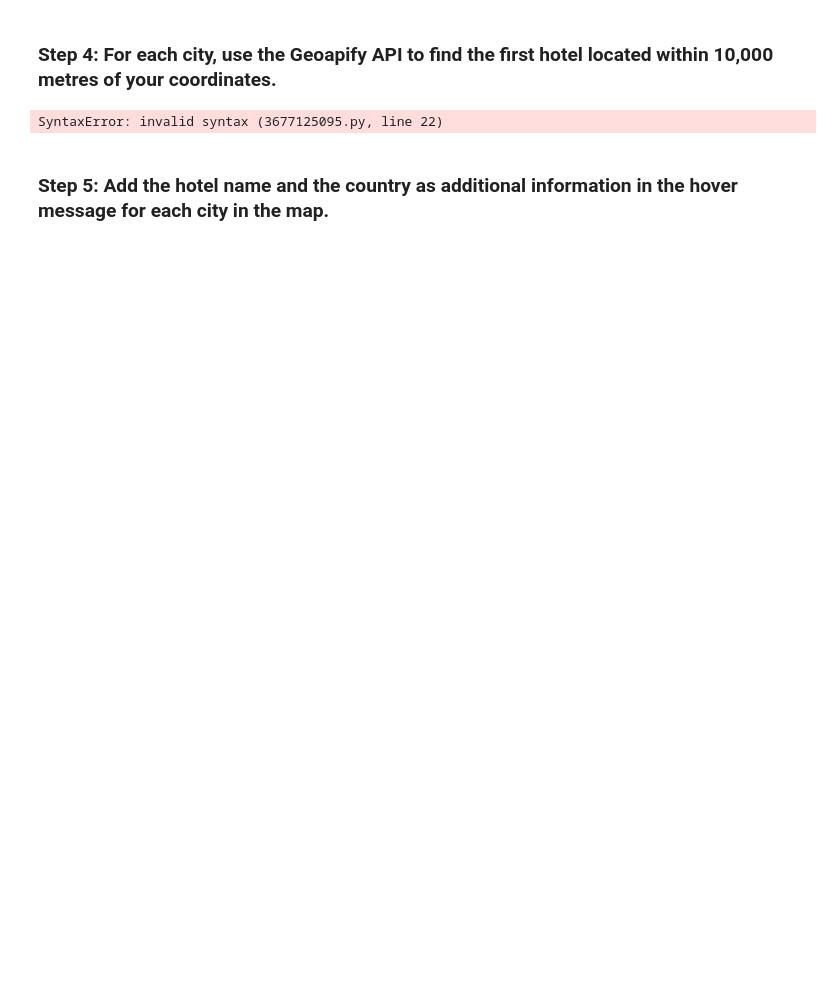
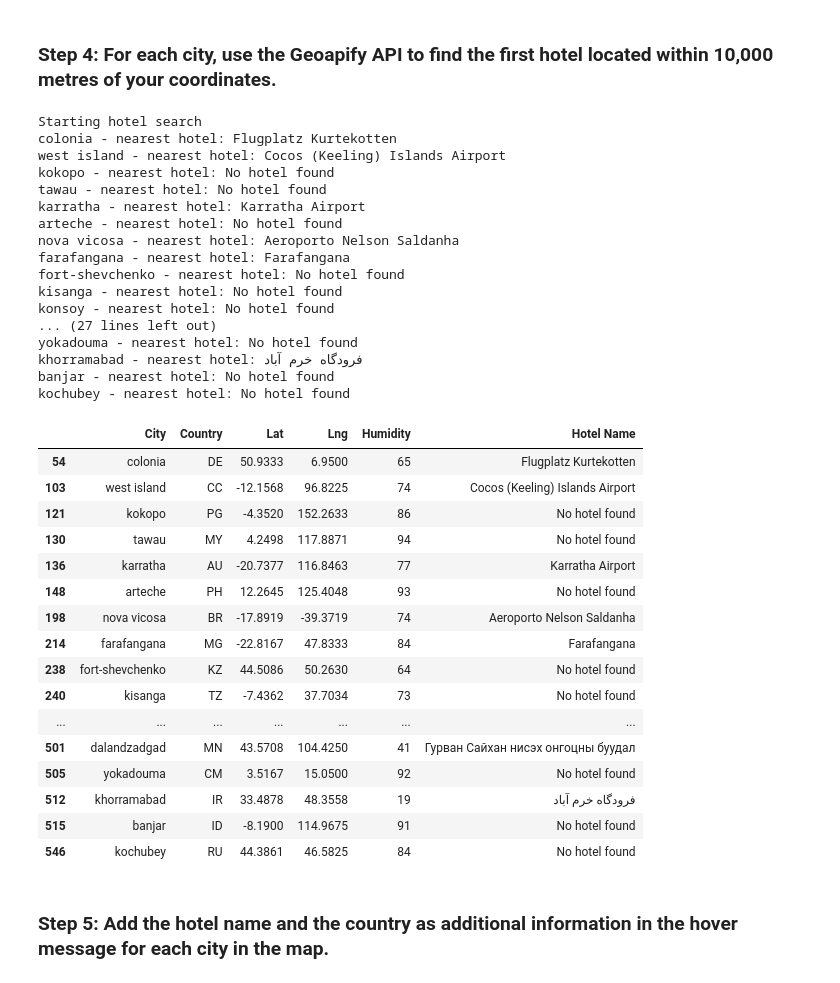
Before and after one commit to hopkinsbowman78/hvplot-api-keys, a Jupyter notebook: VacationPy.ipynb, the cells around one changed output. Saved outputs shown, nothing was run; the diff lists cells and outputs as text; code cells hidden in the pictures; blank space fills up the shorter version.

```diff
--- a/VacationPy.ipynb
+++ b/VacationPy.ipynb
@@ -8,9 +8,12 @@
 import hvplot.pandas
 import pandas as pd
 import requests
+from dotenv import load_dotenv
+import os
 
 # Import API key
-from api_keys import geoapify_key
+load_dotenv()
+geoapify_key = os.getenv("geoapify_key")
 # %%
 # Load the CSV file created in Part 1 into a Pandas DataFrame
 city_data_df = pd.read_csv("output_data/cities.csv")
@@ -120,52 +123,80 @@ hotel_df
 ### Step 4: For each city, use the Geoapify API to find the first hotel located within 10,000 metres of your coordinates.
 # %%
 # Set parameters to search for a hotel
-limit = 20
 radius = 10000
-filters = f"circle:{"Lng"},{"Lat"},{radius}"
-bias = f"proximity:{"Lng"},{"Lat"}"
-
 params = {
-    "filter":filters,
-    "limit":limit,
-    "bias":bias,
-    "apiKey":geoapify_key
+    "categories":"airport",
+    "apiKey": geoapify_key
 }
 
 # Print a message to follow up the hotel search
 print("Starting hotel search")
 
 # Iterate through the hotel_df DataFrame
 for index, row in hotel_df.iterrows():
     # get latitude, longitude from the DataFrame
-    # YOUR CODE HERE
+    latitude = row["Lat"]
+    longitude = row["Lng"]
 
     # Add the current city's latitude and longitude to the params dictionary
-    params["filter"] = # YOUR CODE HERE
-    params["bias"] = # YOUR CODE HERE
+    params["filter"] = f"circle:{longitude},{latitude},{radius}"
+    params["bias"] = f"proximity:{longitude},{latitude}"
 
     # Set base URL
     base_url = "https://api.geoapify.com/v2/places"
 
     # Make and API request using the params dictionary
-    name_address = # YOUR CODE HERE
+    name_address = response = requests.get(base_url, params=params)
 
     # Convert the API response to JSON format
-    name_address = # YOUR CODE HERE
+    name_address = response = response.json()
 
     # Grab the first hotel from the results and store the name in the hotel_df DataFrame
     try:
         hotel_df.loc[index, "Hotel Name"] = name_address["features"][0]["properties"]["name"]
     except (KeyError, IndexError):
         # If no hotel is found, set the hotel name as "No hotel found".
         hotel_df.loc[index, "Hotel Name"] = "No hotel found"
 
     # Log the search results
     print(f"{hotel_df.loc[index, 'City']} - nearest hotel: {hotel_df.loc[index, 'Hotel Name']}")
 
 # Display sample data
 hotel_df
 # %% [output]
-SyntaxError: invalid syntax (3677125095.py, line 22)
+Starting hotel search
+colonia - nearest hotel: Flugplatz Kurtekotten
+west island - nearest hotel: Cocos (Keeling) Islands Airport
+kokopo - nearest hotel: No hotel found
+tawau - nearest hotel: No hotel found
+karratha - nearest hotel: Karratha Airport
+arteche - nearest hotel: No hotel found
+nova vicosa - nearest hotel: Aeroporto Nelson Saldanha
+farafangana - nearest hotel: Farafangana
+fort-shevchenko - nearest hotel: No hotel found
+kisanga - nearest hotel: No hotel found
+konsoy - nearest hotel: No hotel found
+... (27 lines left out)
+yokadouma - nearest hotel: No hotel found
+khorramabad - nearest hotel: فرودگاه خرم آباد
+banjar - nearest hotel: No hotel found
+kochubey - nearest hotel: No hotel found
+|  | City | Country | Lat | Lng | Humidity | Hotel Name |
+| 54 | colonia | DE | 50.9333 | 6.9500 | 65 | Flugplatz Kurtekotten |
+| 103 | west island | CC | -12.1568 | 96.8225 | 74 | Cocos (Keeling) Islands Airport |
+| 121 | kokopo | PG | -4.3520 | 152.2633 | 86 | No hotel found |
+| 130 | tawau | MY | 4.2498 | 117.8871 | 94 | No hotel found |
+| 136 | karratha | AU | -20.7377 | 116.8463 | 77 | Karratha Airport |
+| 148 | arteche | PH | 12.2645 | 125.4048 | 93 | No hotel found |
+| 198 | nova vicosa | BR | -17.8919 | -39.3719 | 74 | Aeroporto Nelson Saldanha |
+| 214 | farafangana | MG | -22.8167 | 47.8333 | 84 | Farafangana |
+| 238 | fort-shevchenko | KZ | 44.5086 | 50.2630 | 64 | No hotel found |
+| 240 | kisanga | TZ | -7.4362 | 37.7034 | 73 | No hotel found |
+| ... | ... | ... | ... | ... | ... | ... |
+| 501 | dalandzadgad | MN | 43.5708 | 104.4250 | 41 | Гурван Сайхан нисэх онгоцны буудал |
+| 505 | yokadouma | CM | 3.5167 | 15.0500 | 92 | No hotel found |
+| 512 | khorramabad | IR | 33.4878 | 48.3558 | 19 | فرودگاه خرم آباد |
+| 515 | banjar | ID | -8.1900 | 114.9675 | 91 | No hotel found |
+| 546 | kochubey | RU | 44.3861 | 46.5825 | 84 | No hotel found |
 # %% [markdown]
 ### Step 5: Add the hotel name and the country as additional information in the hover message for each city in the map.
```
Also changed, not shown: parts of 5 cells of this notebook, 7 other files.
